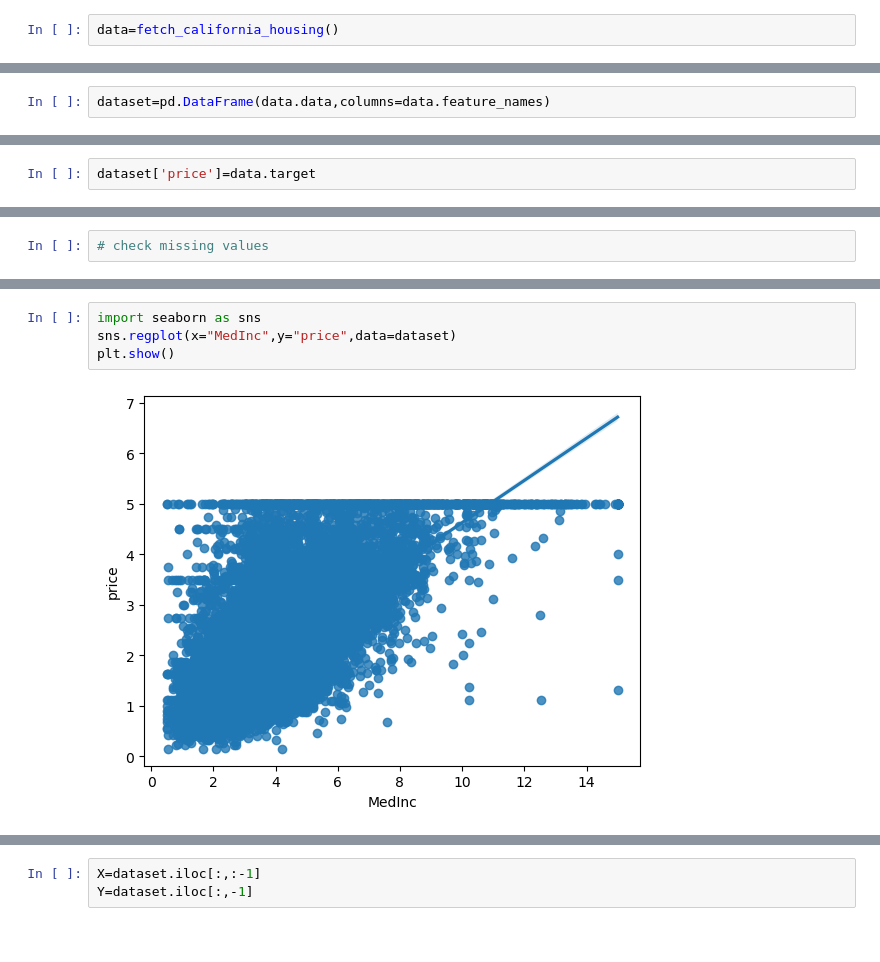
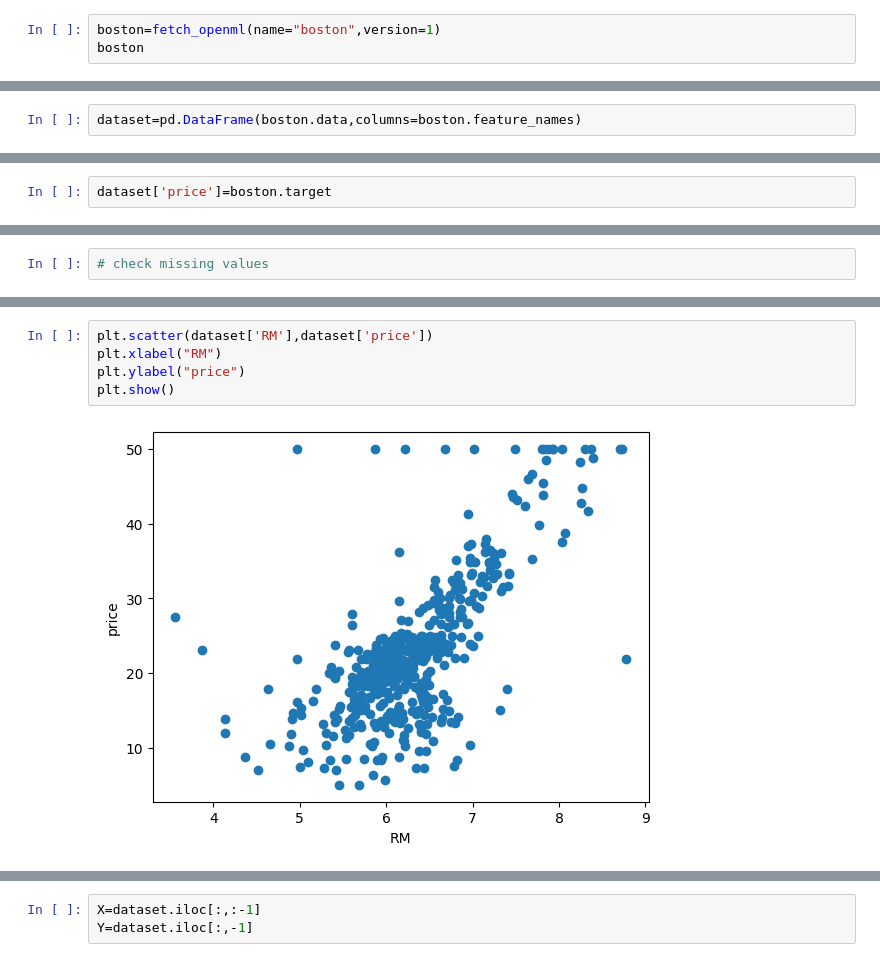
Before and after one commit to chinthasivaji123-ctrl/Housepricing, a Jupyter notebook: Linear_Regression_project.ipynb, the cells around one changed output, grey strips where cells are left out. Cells and saved outputs as stored; diff of their text form.

```diff
--- a/Linear_Regression_project.ipynb
+++ b/Linear_Regression_project.ipynb
@@ -10,2 +10,3 @@ from sklearn.datasets import fetch_california_housing
 # %%
-data=fetch_california_housing()
+boston=fetch_openml(name="boston",version=1)
+boston
@@ -65,7 +99,7 @@ print(data.feature_names)
 # %% [markdown]
 preparing the dataset
 # %%
-dataset=pd.DataFrame(data.data,columns=data.feature_names)
+dataset=pd.DataFrame(boston.data,columns=boston.feature_names)
 # %%
 dataset.head(5)
 # %% [output]
@@ -78,5 +112,5 @@ dataset.head(5)
 # %%
-dataset['price']=data.target
+dataset['price']=boston.target
 # %%
 dataset.head(5)
 # %% [output]
@@ -182,7 +229,8 @@ plt.show()
 # %%
-import seaborn as sns
-sns.regplot(x="MedInc",y="price",data=dataset)
+plt.scatter(dataset['RM'],dataset['price'])
+plt.xlabel("RM")
+plt.ylabel("price")
 plt.show()
 # %% [output]
-[figure, old version]
+[figure, new version]
 # %%
```
Also changed, not shown: parts of 57 cells of this notebook, 6 other files.
